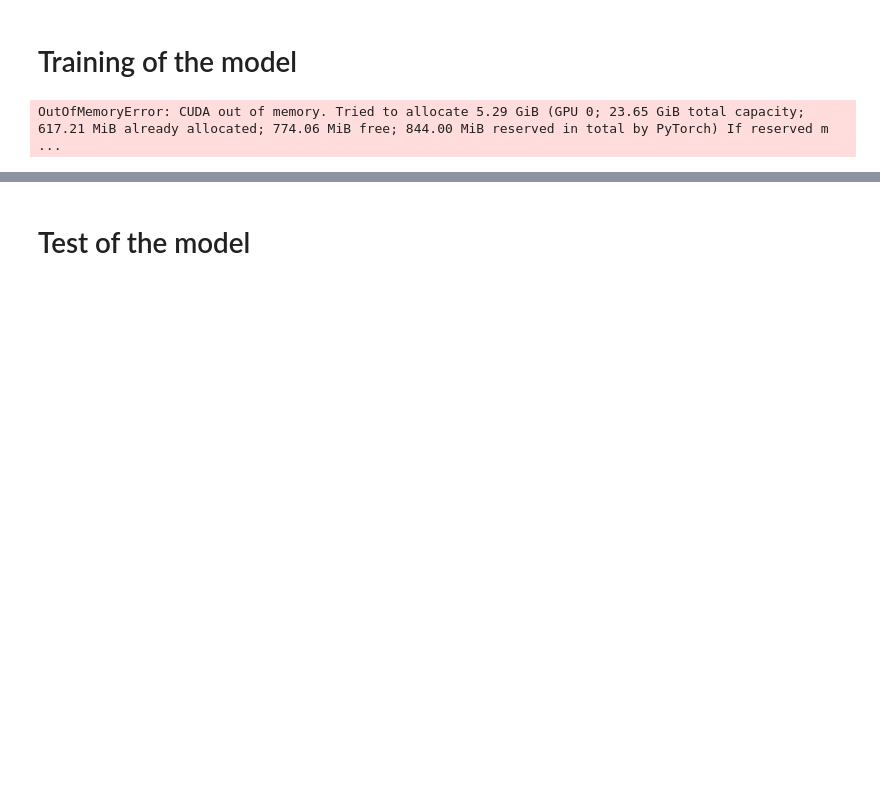
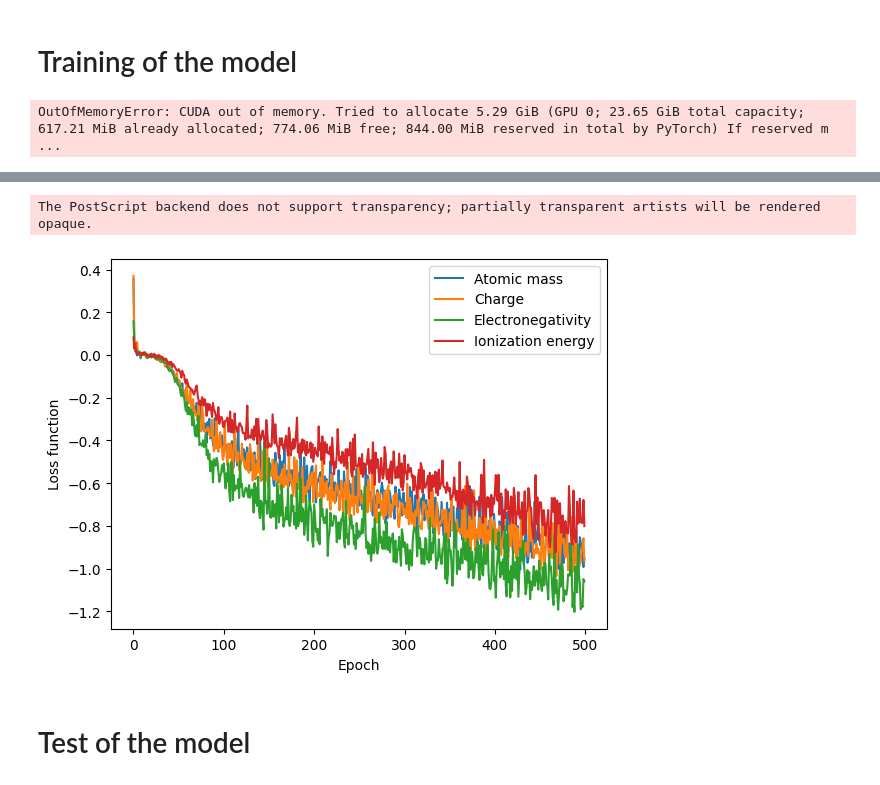
Before and after one commit to CibranLopez/GenerativeModels, a Jupyter notebook: model-training.ipynb, the cells around one changed output, grey strips where cells are left out. Cells and saved outputs as stored; diff of their text form; code cells hidden in the pictures; blank space fills up the shorter version.

```diff
--- a/model-training.ipynb
+++ b/model-training.ipynb
@@ -417,3 +427,16 @@ plt.show()
+# %%
+plt.plot(np.log(np.array(node_train_losses)[:, 0]), label=f'Atomic mass')
+plt.plot(np.log(np.array(node_train_losses)[:, 1]), label=f'Charge')
+plt.plot(np.log(np.array(node_train_losses)[:, 2]), label=f'Electronegativity')
+plt.plot(np.log(np.array(node_train_losses)[:, 3]), label=f'Ionization energy')
+plt.xlabel('Epoch')
+plt.ylabel('Loss function')
+plt.legend(loc='best')
+plt.savefig('Losses.eps', dpi=50, bbox_inches='tight')
+plt.show()
+# %% [output]
+The PostScript backend does not support transparency; partially transparent artists will be rendered opaque.
+[figure, added]
 # %% [markdown]
 # Test of the model
 # %%
```
Also changed, not shown: parts of 1 cell of this notebook, 4 other files.
